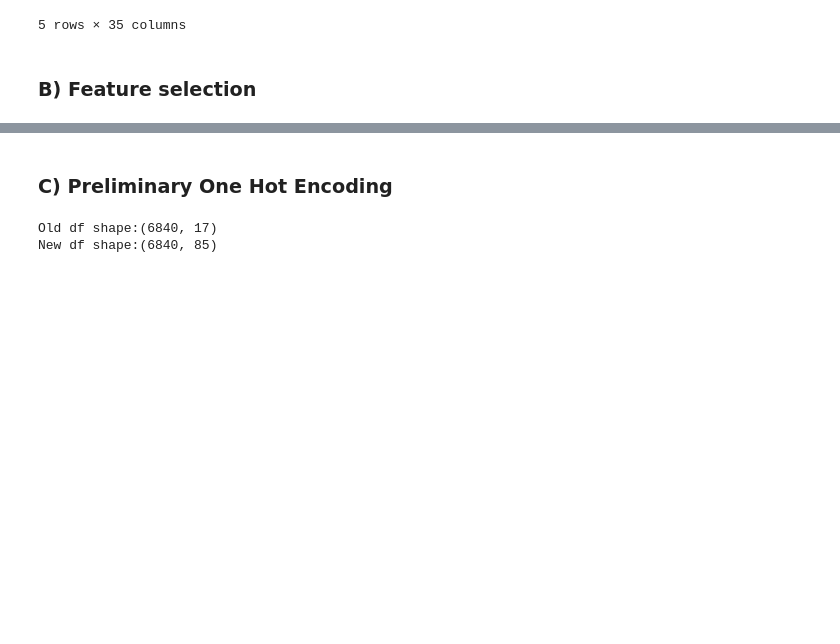
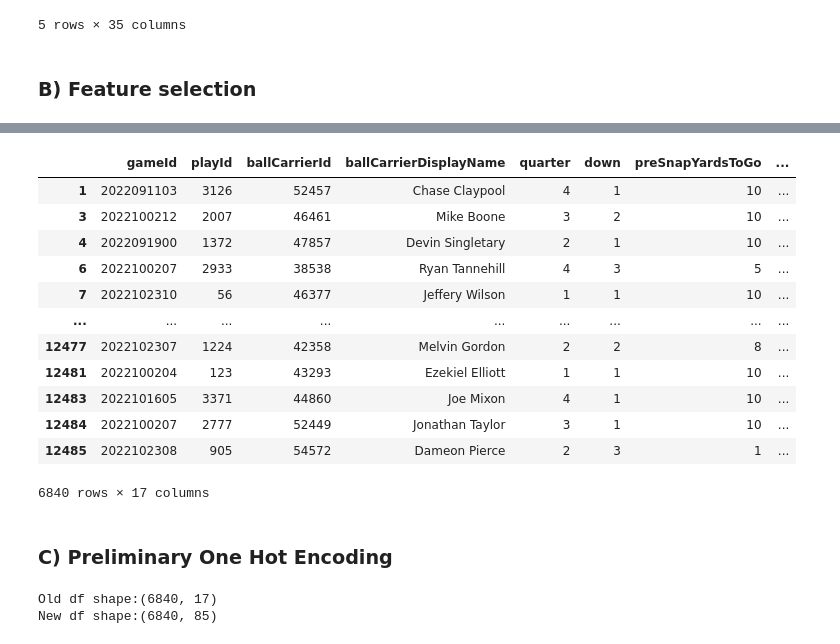
Before and after one commit to Andrew-Koulogeorge/NFL-Big-Data-Bowl, a Jupyter notebook: preprocessing/deep_learning_preprocessing_v1.ipynb, the cells around one changed output, grey strips where cells are left out. Cells and saved outputs as stored; diff of their text form; code cells hidden in the pictures; blank space fills up the shorter version.

```diff
--- a/preprocessing/deep_learning_preprocessing_v1.ipynb
+++ b/preprocessing/deep_learning_preprocessing_v1.ipynb
@@ -94,6 +94,27 @@ run_plays_reduced.head()
 # %%
 # Rename outcome variable
 run_plays_reduced = run_plays_reduced.rename(columns = {'prePenaltyPlayResult':'TARGET'})
+# %%
+# Rename pre-snap variables
+pre_snap_vars = ['yardsToGo', 'yardlineNumber', 'gameClock']
+for var in pre_snap_vars:
+    new_name = "preSnap" + var[0].upper() + var[1:]
+    run_plays_reduced = run_plays_reduced.rename(columns = {var:new_name})
+run_plays_reduced
+# %% [output]
+|  | gameId | playId | ballCarrierId | ballCarrierDisplayName | quarter | down | preSnapYardsToGo | ... |
+| 1 | 2022091103 | 3126 | 52457 | Chase Claypool | 4 | 1 | 10 | ... |
+| 3 | 2022100212 | 2007 | 46461 | Mike Boone | 3 | 2 | 10 | ... |
+| 4 | 2022091900 | 1372 | 47857 | Devin Singletary | 2 | 1 | 10 | ... |
+| 6 | 2022100207 | 2933 | 38538 | Ryan Tannehill | 4 | 3 | 5 | ... |
+| 7 | 2022102310 | 56 | 46377 | Jeffery Wilson | 1 | 1 | 10 | ... |
+| ... | ... | ... | ... | ... | ... | ... | ... | ... |
+| 12477 | 2022102307 | 1224 | 42358 | Melvin Gordon | 2 | 2 | 8 | ... |
+| 12481 | 2022100204 | 123 | 43293 | Ezekiel Elliott | 1 | 1 | 10 | ... |
+| 12483 | 2022101605 | 3371 | 44860 | Joe Mixon | 4 | 1 | 10 | ... |
+| 12484 | 2022100207 | 2777 | 52449 | Jonathan Taylor | 3 | 1 | 10 | ... |
+| 12485 | 2022102308 | 905 | 54572 | Dameon Pierce | 2 | 3 | 1 | ... |
+6840 rows × 17 columns
 # %% [markdown]
 ### C) Preliminary One Hot Encoding
 # %%
```
Also changed, not shown: parts of 8 cells of this notebook.
